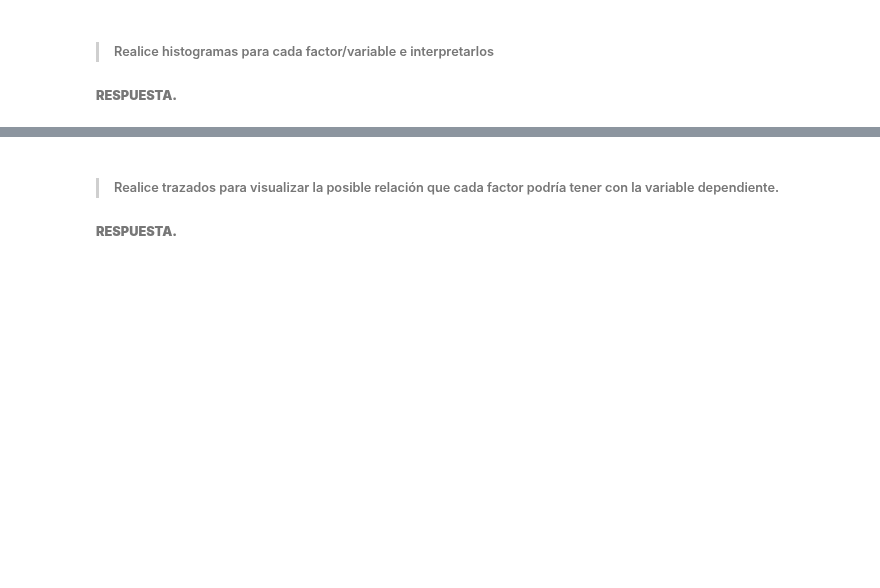
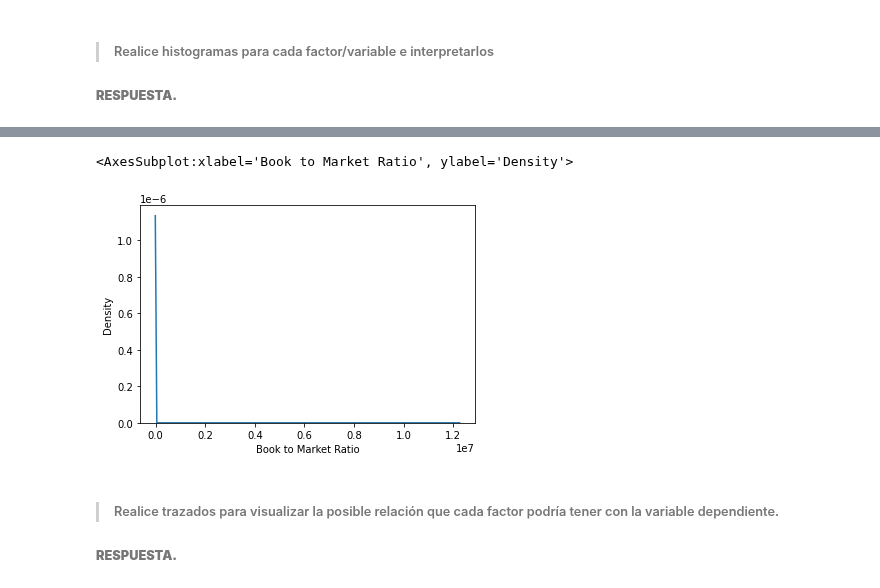
Before and after one commit to AnHrt/StatisticsII, a Jupyter notebook: Statistics/A01369984_BCase.ipynb, the cells around one changed output, grey strips where cells are left out. Cells and saved outputs as stored; diff of their text form; code cells hidden in the pictures; blank space fills up the shorter version.

```diff
--- a/Statistics/A01369984_BCase.ipynb
+++ b/Statistics/A01369984_BCase.ipynb
@@ -506,5 +504,8 @@ sns.histplot(x="Sales Annual G",data=US_Firms)
 # %%
-sns.histplot(x="Book to Market Ratio",data=US_Firms)
+sns.kdeplot(x="Book to Market Ratio",data=US_Firms)
+# %% [output]
+<AxesSubplot:xlabel='Book to Market Ratio', ylabel='Density'>
+[figure, added]
 # %% [markdown]
 >###### Realice trazados para visualizar la posible relación que cada factor podría tener con la variable dependiente.
 ###### **RESPUESTA.**
```
Also changed, not shown: parts of 4 cells of this notebook.
